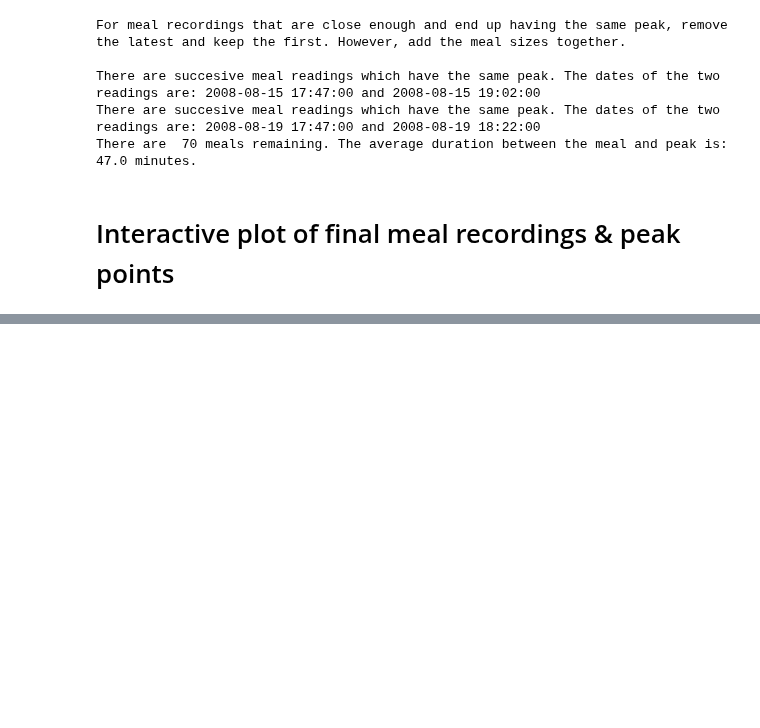
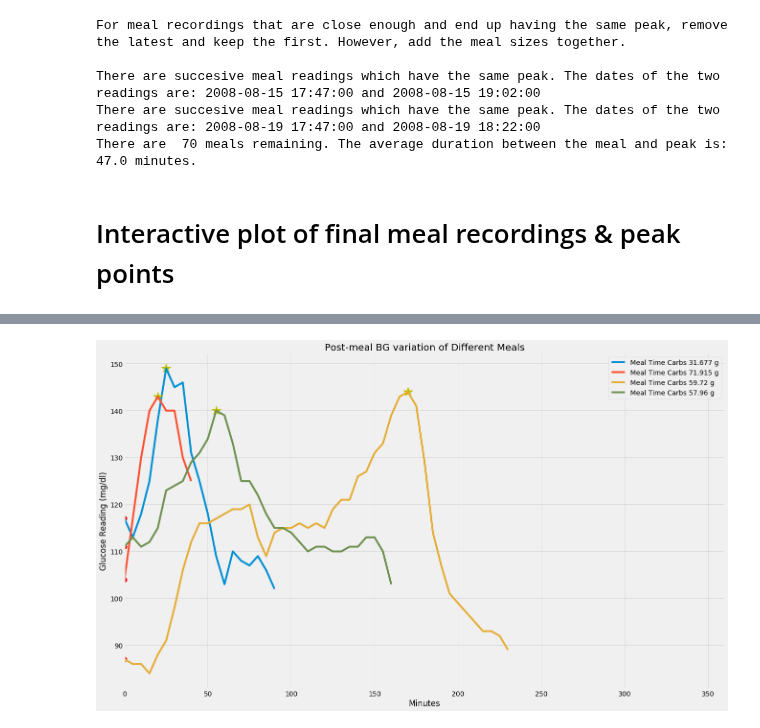
Before and after one commit to SalChem/Diabetic-Project, a Jupyter notebook: Working code/Regression Analysis.ipynb, the cells around one changed output, grey strips where cells are left out. Drawn from its saved outputs; the diff is of its cells as text; code cells hidden in the pictures; blank space fills up the shorter version.

```diff
--- a/Working code/Regression Analysis.ipynb
+++ b/Working code/Regression Analysis.ipynb
@@ -125,6 +125,8 @@ plt.title(title);
 
 #Last non empty row of patient data
 nonempty_P_readings = df_P[pd.notnull(df_P['Date'])]
+nonempty_readings = df_P[pd.notnull(df_P['Date'])]
+last_row_date = nonempty_readings.iloc[-1, nonempty_readings.columns.get_loc('Date')]
 # %% [output]
 Total number of glucose readings is: 8057
 
@@ -230,7 +232,7 @@ df_P_meals_w_deletion = copy.deepcopy(df_P_meals)
 incr = 5 #Data was recorded at 5 minutes increments
 #window_size = 23 #This represents window size based on increments of 5.
 
-window_size_minutes = 120# in minutes
+window_size_minutes = 180# in minutes
 window_size = (window_size_minutes / 5) - 1
 
 del_points_df_a = pd.DataFrame()#Dataframe containing meal to be deleted by this assumption
@@ -252,7 +254,7 @@ for x in range(df_P_meals_w_deletion['CHO (g)'].size):
         if (math.isnan(reading.values[0])):
             count +=1
     #If third of the window has missing values, exclude that meal
-    if (count > ((window_size+1)/3)):
+    if (count > ((window_size+1)/4)):
         print "\nThe meal time at", a, "has", count,"missing readings within its {}".format((window_size+1)*5),"minutes. Thus, it will be removed from the dataset.\n"
         #Put this into a dataframe to plot later with different color
         del_points_df_a = del_points_df_a.append(df_P.loc[df_P['Date'] == a])
@@ -674,0 +813,36 @@ show(plot)
+# %%
+def plotting(df_all_plots_v2, df_P1_w_all_deletion):
+
+    plt.figure(figsize=(20,12))
+    for j in range(26,30):
+    #for j in range(len(df_P_meals_w_deletion_v3)):
+        #print df_all_plots_v2.iloc[j]
+        if (j==0):
+            #Recorded meal time reading
+            plt.plot(0, df_all_plots_v2[0][j], 'ro', markersize=10, label ='Meal Recordings')
+            #Lowest surrounding point of increase
+            plt.plot(peak_elapsed_time[j], peak_points_df['mg/dL'][j], 'y*', markersize=20, label ='Glucose Peaks')
+        else:
+            plt.plot(0, df_all_plots_v2[0][j], 'ro', markersize=10)
+            plt.plot(peak_elapsed_time[j], peak_points_df['mg/dL'][j], 'y*', markersize=20)
+        row = df_all_plots_v2.iloc[j]
+        #row.plot(label='')
+        row.plot(label='Meal Time Carbs {} g'.format(df_P_meals_w_deletion_v3['CHO (g)'][j]))
+
+    plt.xlabel('Minutes')
+    plt.ylabel('Glucose Reading (mg/dl)')
+    plt.legend(loc='upper right')
+    title = 'Post-meal BG variation of Different Meals'.format(after_reading)
+    plt.title(title);
+
+    #Uncomment below to save plot
+    #plt.savefig('Patient_1_Plotsaftermeal_iter0to5.png')
+# %%
+df_all_plots_v2 = pd.DataFrame(columns=Plot_window)
+
+Plot_extraction_v2(df_P_meals_w_deletion_v2, df_all_plots_v2)
+plotting(df_all_plots_v2, df_P_meals_w_deletion_v3)
+
+#print_full(df_P1_meals_w_deletion)
+# %% [output]
+[figure, added]
```
Also changed, not shown: parts of 6 cells of this notebook.
